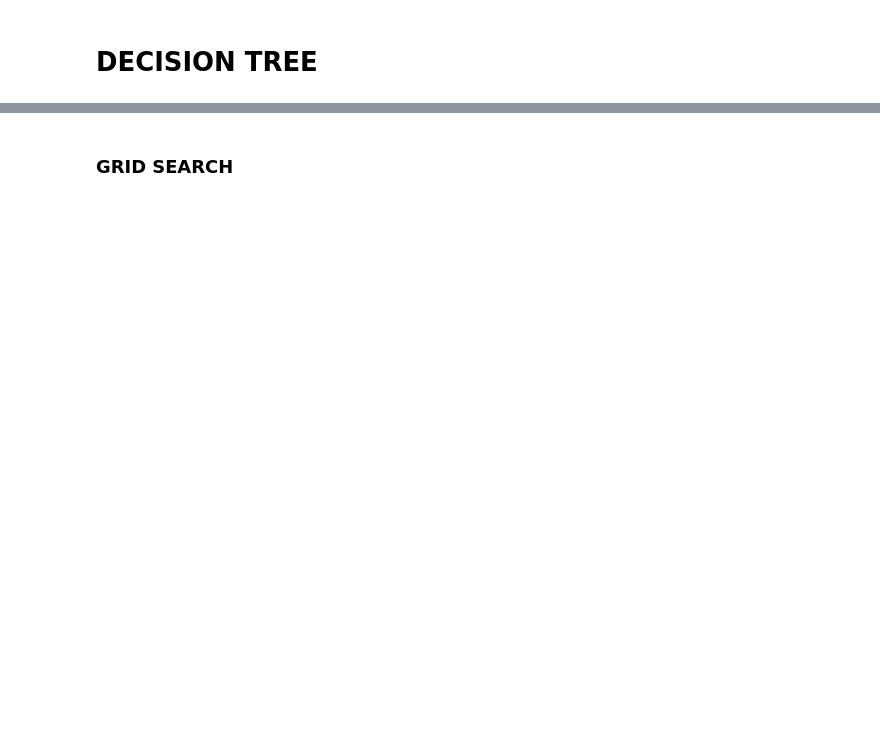
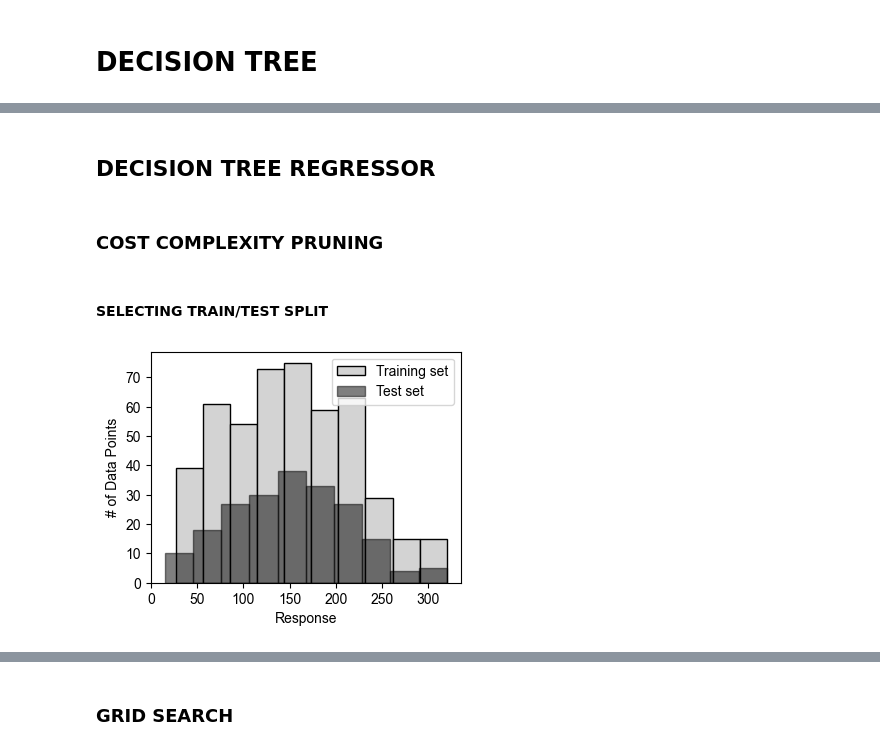
Before and after one commit to ljkaras/tree-based-methods, a Jupyter notebook: tree_based_methods.ipynb, the cells around one changed output, grey strips where cells are left out. Drawn from its saved outputs; the diff is of its cells as text; code cells hidden in the pictures; blank space fills up the shorter version.

```diff
--- a/tree_based_methods.ipynb
+++ b/tree_based_methods.ipynb
@@ -304,0 +301,32 @@ Recomended class weights: {0: 10, 1: 4, 2: 2, 3: 1}
+# %% [markdown]
+## DECISION TREE REGRESSOR
+# %% [markdown]
+### COST COMPLEXITY PRUNING
+# %% [markdown]
+#### SELECTING TRAIN/TEST SPLIT
+# %%
+DTR_data = final_data.copy()
+
+# enter the name of your response column:
+response = "sf_mp_average"
+
+# enteer the test size:
+test_size = 0.30
+
+#---------------------------------------------------------------------------------------------#
+X = data.iloc[:,properties_start_idx:].values
+y = data[response]
+
+XR_train, XR_test, yR_train, yR_test = train_test_split(X, y, test_size=test_size, shuffle=True, random_state=random_state)
+
+plt.figure(figsize=(4, 3))
+plt.hist(yR_train, color='lightgrey', alpha=1.0, label='Training set', edgecolor='black')
+plt.hist(yR_test, color='black', alpha=0.5, label='Test set', edgecolor='black')
+
+plt.xlabel("Response")
+plt.ylabel("# of Data Points")
+plt.legend()
+
+plt.show()
+# %% [output]
+[figure, added]
```
Also changed, not shown: parts of 45 cells of this notebook.
